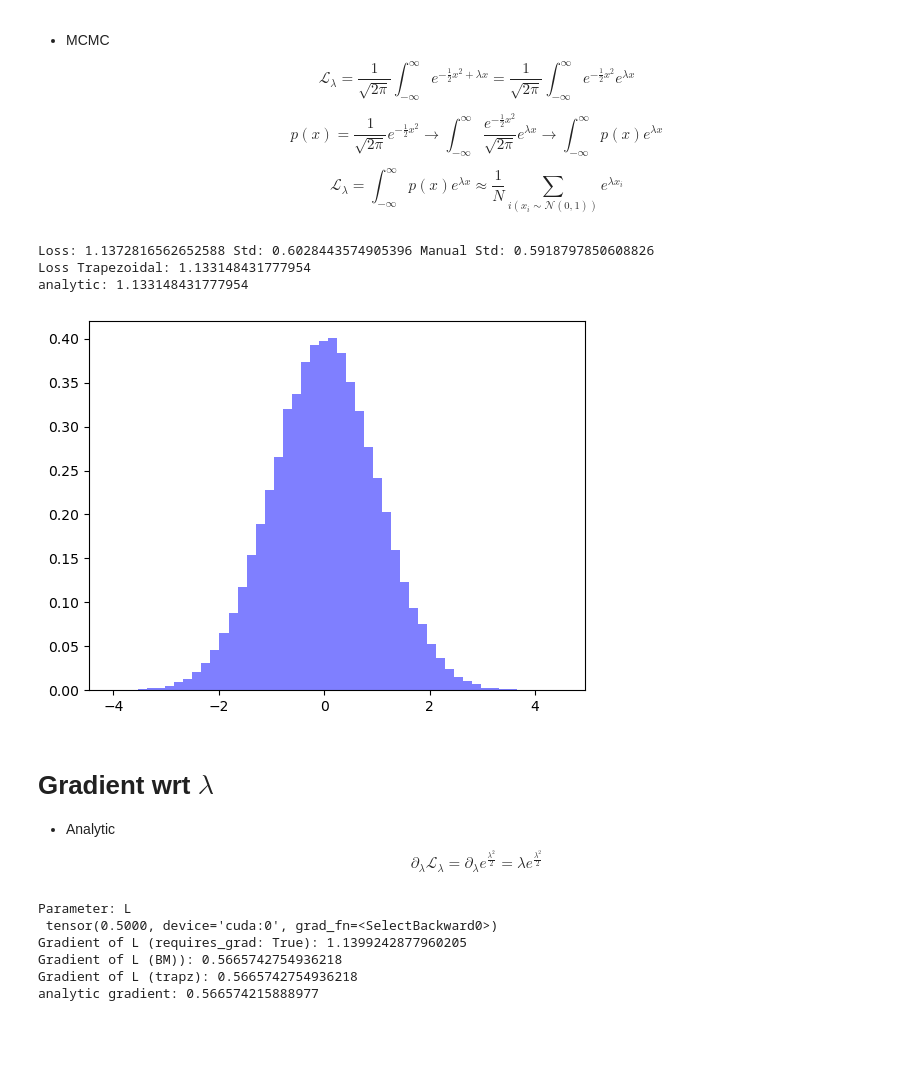
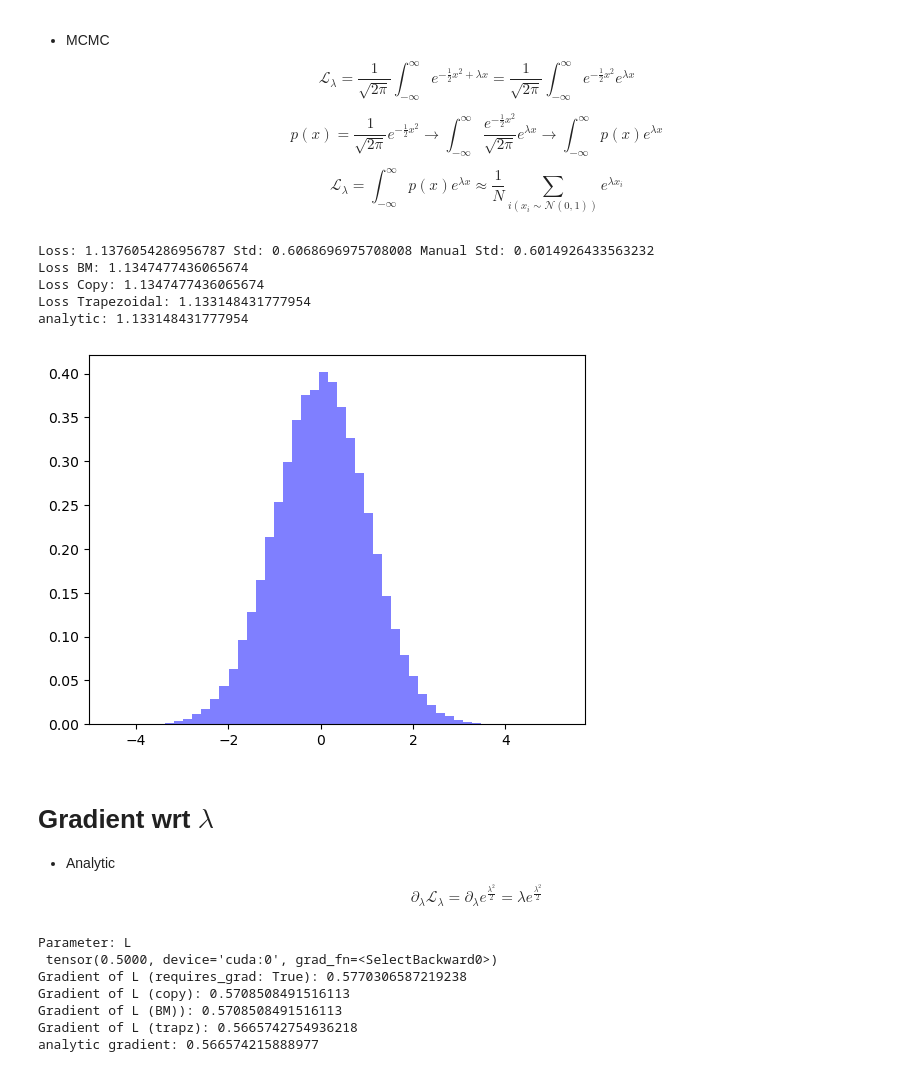
Before and after one commit to pfargas/qvarnet, a Jupyter notebook: notebooks/test_gradients_step_by_step.ipynb, the cells around one changed output. Saved outputs shown, nothing was run; the diff lists cells and outputs as text; code cells hidden in the pictures; blank space fills up the shorter version.

```diff
--- a/notebooks/test_gradients_step_by_step.ipynb
+++ b/notebooks/test_gradients_step_by_step.ipynb
@@ -269,37 +269,46 @@ class Gaussian(nn.Module):
         self.mu = torch.nn.Parameter(torch.tensor(mu, dtype=torch.float32), requires_grad=True)
     def forward(self, x):
         return (1/(self.sigma * torch.sqrt(torch.tensor(2 * torch.pi)))) * torch.exp(-0.5 * ((x - self.mu) / self.sigma).pow(2))
 # -----------------------
 
 x = torch.randn(N_SAMPLES, 1, device=device) # Use a normal distribution
+import copy
+x_copy = copy.deepcopy(x)  # Create a copy of x to avoid modifying the original tensor
 gaussian_model = Gaussian()
 x_own = sample_from_distribution(gaussian_model, n_samples=N_SAMPLES)
-x_own.requires_grad = True
+x_own.requires_grad = False
 plt.hist(x_own.detach().cpu().numpy(), bins=50, density=True, alpha=0.5, color='blue', label='Sampled Gaussian')
 L = torch.tensor([L_value], device=device)
 x_linspace = torch.linspace((L_value-6), (L_value+6), N_SAMPLES, device=device).view(-1, 1)  # Use a range for x
 model = Integrand(L=L).to(device)
+model2 = Integrand(L=L).to(device)  # Using the same L value for the second model
+model3 = Integrand(L=L).to(device)  # Using the same L value for the third model
 model_trapz = FullIntegrand(L=L_value).to(device)  # Using the full integrand for trapezoidal rule
 y = model_trapz(x_linspace)  # Using the full integrand for trapezoidal rule
 
 loss = torch.mean(model(x_own)) # compute the integral
-loss_BM = torch.mean(model(x)) # compute the integral
+loss_BM = torch.mean(model2(x)) # compute the integral
+loss_copy = torch.mean(model3(x_copy))  # compute the integral on the copied tensor
 loss_trapz = torch.trapezoid(y, x_linspace, dim=0)  # Compute the integral using trapezoidal rule
 
 manual_std = (torch.mean(model(x)**2) - loss**2).sqrt()  # Manual standard deviation calculation
 
 std = torch.std(model(x))
 
 print("Loss:", loss.item(), "Std:", std.item(), "Manual Std:", manual_std.item())
+print("Loss BM:", loss_BM.item())
+print("Loss Copy:", loss_copy.item())
 print("Loss Trapezoidal:", loss_trapz.item())
 print("analytic:", torch.exp(L**2 / 2).item())
 
 # plt.plot(x.cpu().numpy(), model(x).cpu().detach().numpy(), '.', markersize=1, label='Model Output')
 # %% [output]
-Loss: 1.1372816562652588 Std: 0.6028443574905396 Manual Std: 0.5918797850608826
+Loss: 1.1376054286956787 Std: 0.6068696975708008 Manual Std: 0.6014926433563232
+Loss BM: 1.1347477436065674
+Loss Copy: 1.1347477436065674
 Loss Trapezoidal: 1.133148431777954
 analytic: 1.133148431777954
-[figure, old version]
+[figure, new version]
 # %% [markdown]
 # Gradient wrt $\lambda$
 
@@ -312,6 +321,7 @@ try: # Pytorch will throw an error if the gradients are computed twice
     loss.backward() # COMPUTES GRADIENTS!
     loss_trapz.backward()  # Compute gradients for trapezoidal loss
     loss_BM.backward()  # Compute gradients for the baseline model
+    loss_copy.backward()  # Compute gradients for the copied tensor
 except RuntimeError as e:
     pass
 
@@ -319,14 +329,16 @@ except RuntimeError as e:
 # grad_L_trapz = model_trapz.L.grad.item()
 
 print("Gradient of L (requires_grad: True):", model.L.grad.item())
-print("Gradient of L (BM)):", model_trapz.L.grad.item())
+print("Gradient of L (copy):", model3.L.grad.item())
+print("Gradient of L (BM)):", model2.L.grad.item())
 print("Gradient of L (trapz):", model_trapz.L.grad.item())
 print("analytic gradient:", (torch.exp(L**2 / 2) * L).item())
 # %% [output]
 Parameter: L
  tensor(0.5000, device='cuda:0', grad_fn=<SelectBackward0>)
-Gradient of L (requires_grad: True): 1.1399242877960205
-Gradient of L (BM)): 0.5665742754936218
+Gradient of L (requires_grad: True): 0.5770306587219238
+Gradient of L (copy): 0.5708508491516113
+Gradient of L (BM)): 0.5708508491516113
 Gradient of L (trapz): 0.5665742754936218
 analytic gradient: 0.566574215888977
 # %%
```
Also changed, not shown: parts of 2 cells of this notebook, 4 other files.
